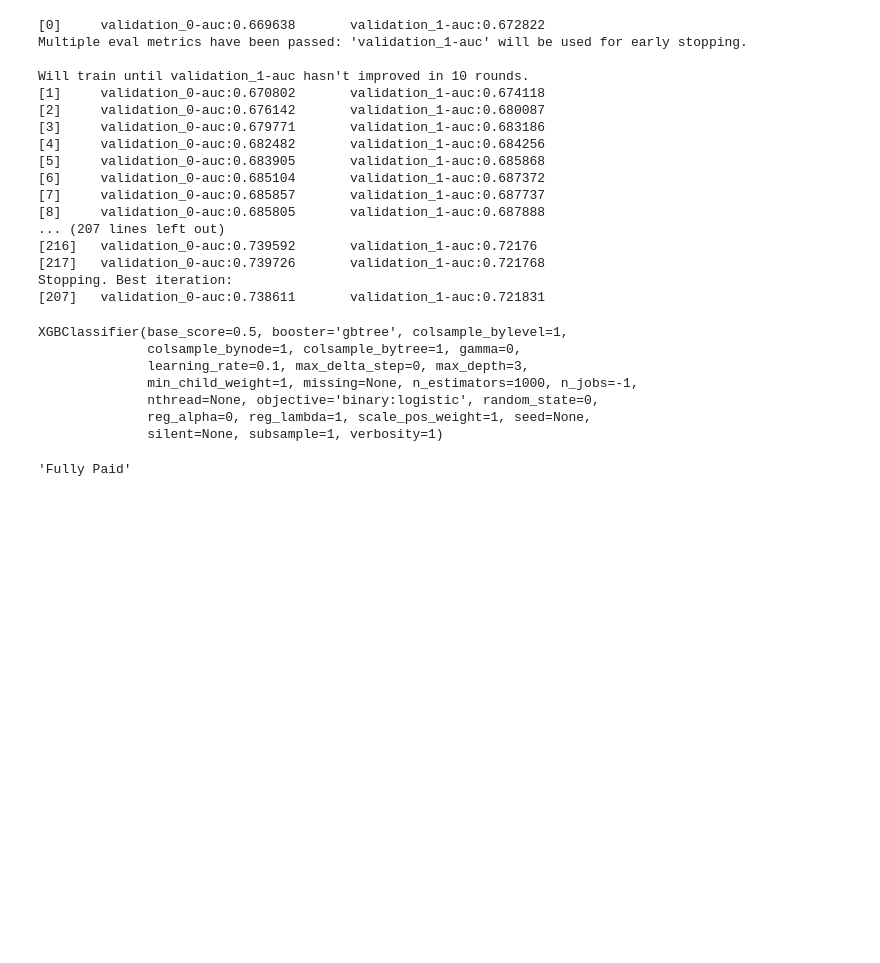
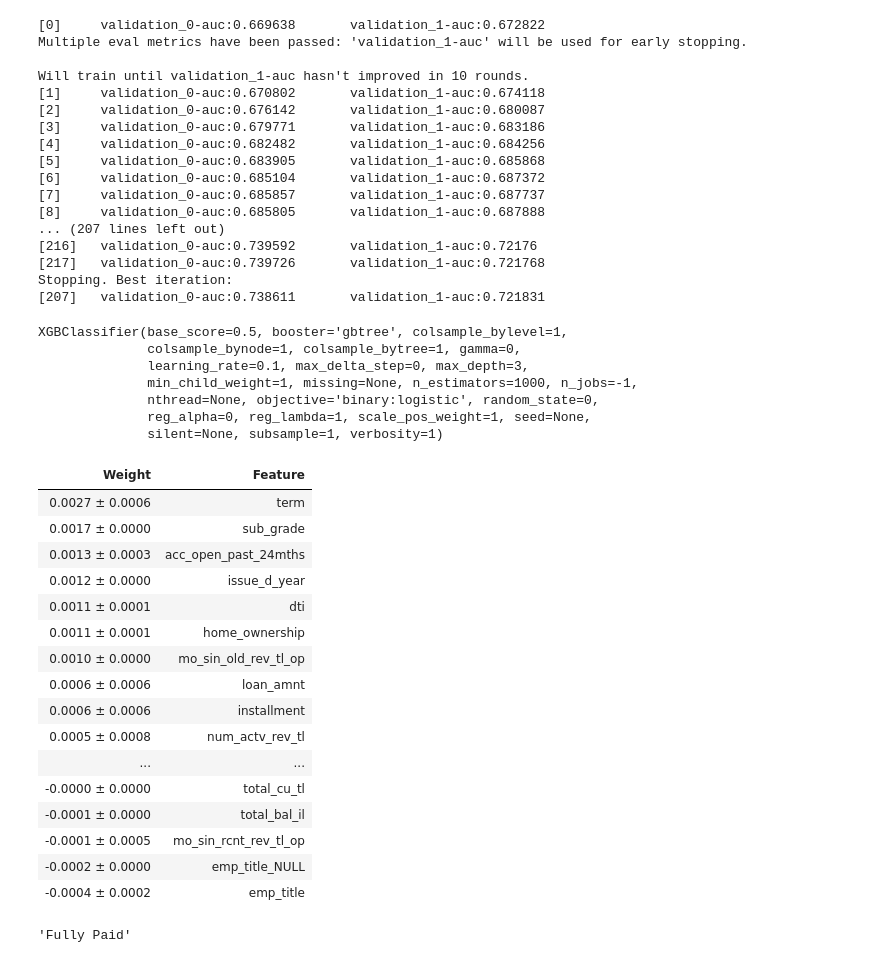
Before and after one commit to JimKing100/DS-Unit-2-Applied-Modeling, a Jupyter notebook: DS_Unit_2_Study_Guide.ipynb, the cells around one changed output. Drawn from its saved outputs; the diff is of its cells as text; code cells hidden in the pictures; blank space fills up the shorter version.

```diff
--- a/DS_Unit_2_Study_Guide.ipynb
+++ b/DS_Unit_2_Study_Guide.ipynb
@@ -288,6 +290,40 @@ XGBClassifier(base_score=0.5, booster='gbtree', colsample_bylevel=1,
 # plt.title('ROC curve')
 # plt.xlabel('False Positive Rate')
 # plt.ylabel('True Positive Rate');
+# %%
+permuter = PermutationImportance(
+    model,
+    scoring='accuracy',
+    n_iter=2,
+    random_state=42
+)
+
+permuter.fit(X_val_processed, y_val)
+feature_names = X_val.columns.tolist()
+
+eli5.show_weights(
+    permuter,
+    top=None,
+    feature_names = feature_names
+)
+# %% [output]
+| Weight | Feature |
+| 0.0027 ± 0.0006 | term |
+| 0.0017 ± 0.0000 | sub_grade |
+| 0.0013 ± 0.0003 | acc_open_past_24mths |
+| 0.0012 ± 0.0000 | issue_d_year |
+| 0.0011 ± 0.0001 | dti |
+| 0.0011 ± 0.0001 | home_ownership |
+| 0.0010 ± 0.0000 | mo_sin_old_rev_tl_op |
+| 0.0006 ± 0.0006 | loan_amnt |
+| 0.0006 ± 0.0006 | installment |
+| 0.0005 ± 0.0008 | num_actv_rev_tl |
+| ... | ... |
+| -0.0000 ± 0.0000 | total_cu_tl |
+| -0.0001 ± 0.0000 | total_bal_il |
+| -0.0001 ± 0.0005 | mo_sin_rcnt_rev_tl_op |
+| -0.0002 ± 0.0000 | emp_title_NULL |
+| -0.0004 ± 0.0002 | emp_title |
 # %%
 majority_class = y_train.mode()[0]
 majority_class
```
Also changed, not shown: parts of 3 cells of this notebook.
